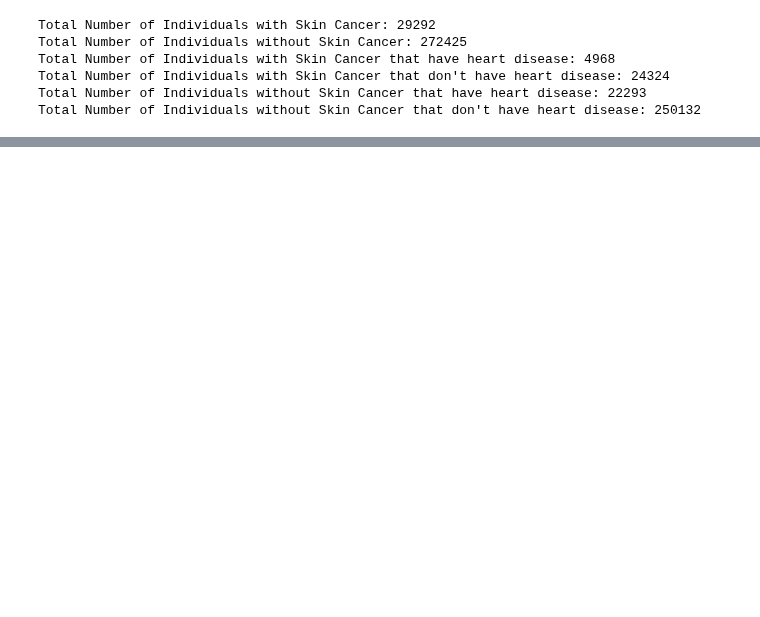
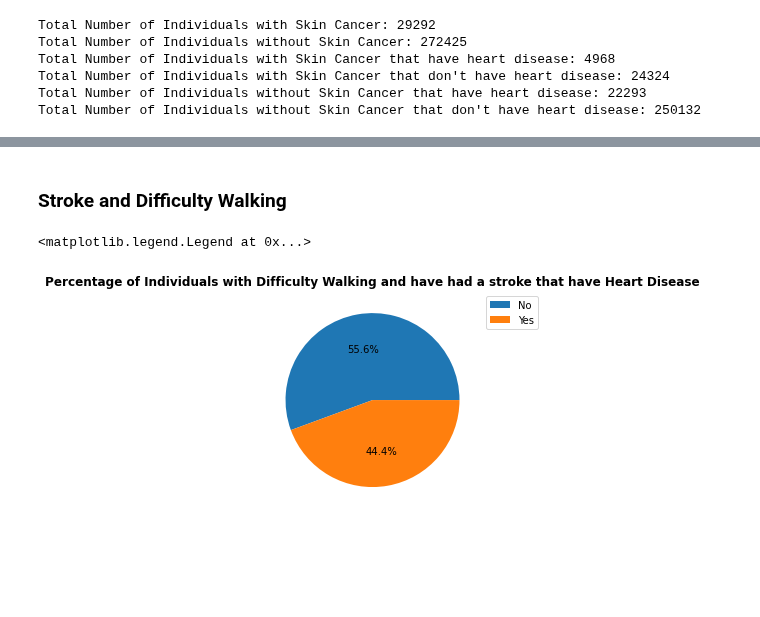
Before and after one commit to JerayuT/Group-5-WQ23-Data-Science, a Jupyter notebook: EDA.ipynb, the cells around one changed output, grey strips where cells are left out. Cells and saved outputs as stored; diff of their text form; code cells hidden in the pictures; blank space fills up the shorter version.

```diff
--- a/EDA.ipynb
+++ b/EDA.ipynb
@@ -518,3 +518,13 @@ plt.legend(bbox_to_anchor=(1, 1), labels = ['No', 'Yes'])
+# %% [markdown]
+### Stroke and Difficulty Walking
+# %%
+stroke_diff_walk = heart_dataset.loc[((heart_dataset['DiffWalking'] == 'Yes') & (heart_dataset['Stroke'] == 'Yes'))]
+plt.pie(stroke_diff_walk['HeartDisease'].value_counts(), autopct='%1.1f%%')
+plt.title('Percentage of Individuals with Difficulty Walking and have had a stroke that have Heart Disease',weight = 'bold')
+plt.legend(bbox_to_anchor=(1, 1), labels = ['No', 'Yes'])
+# %% [output]
+<matplotlib.legend.Legend at 0x...>
+[figure, added]
 # %% [markdown]
 <br>
 <br>
```
Also changed, not shown: parts of 2 cells of this notebook.
